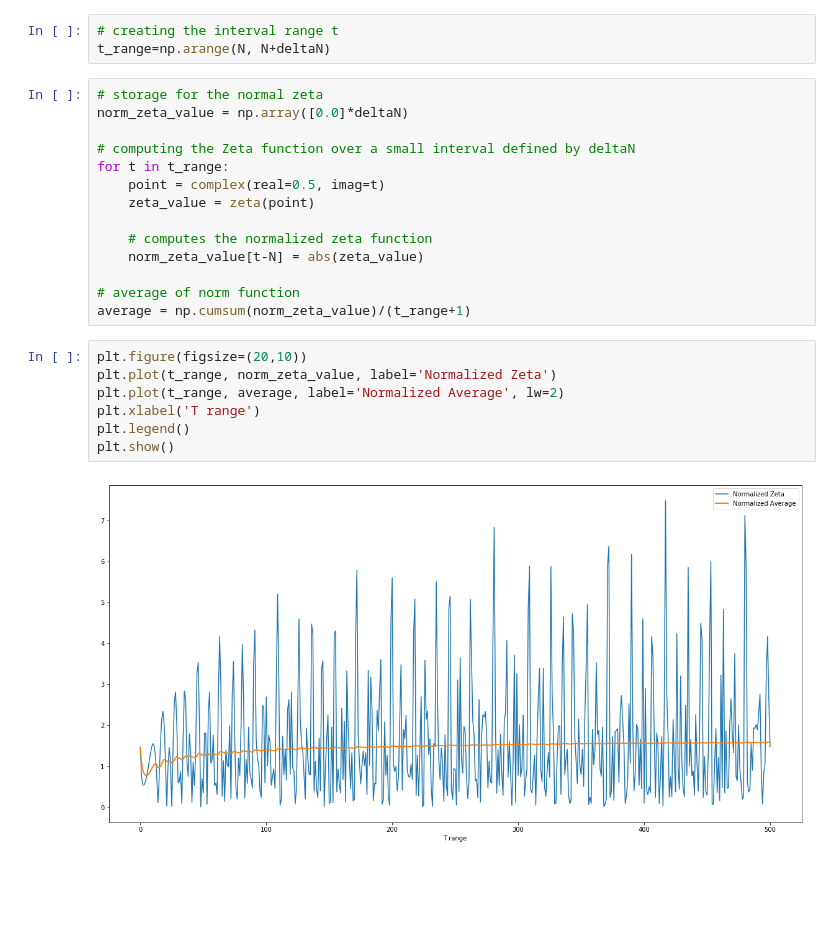
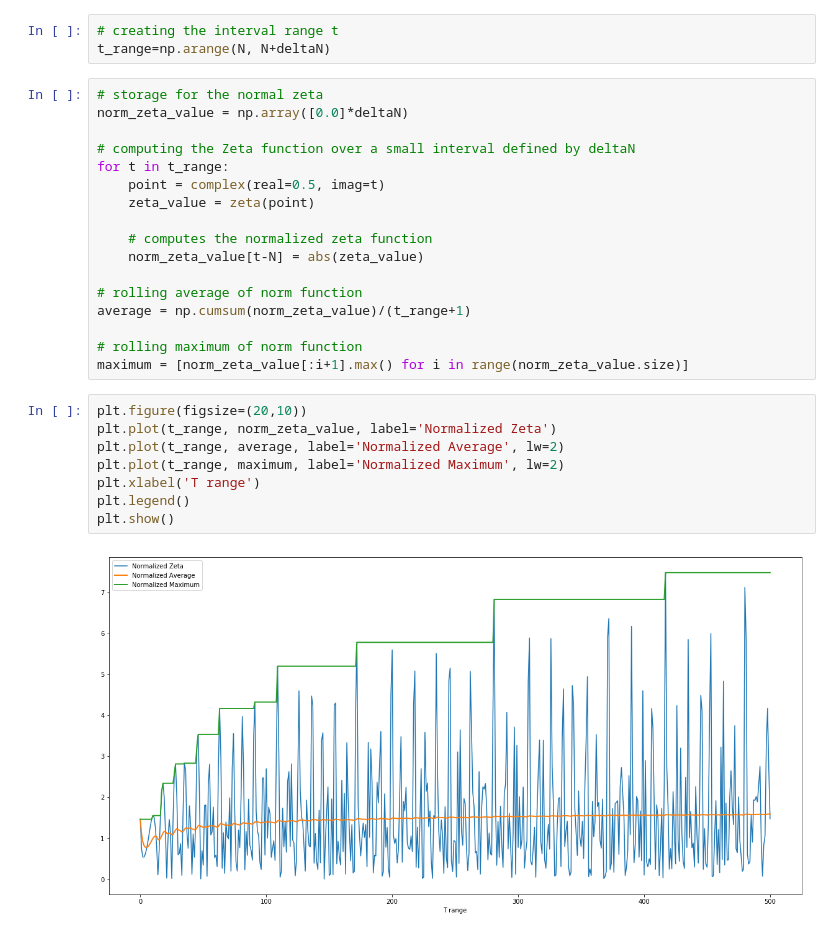
Before and after one commit to Raj9898/Random_Zeta, a Jupyter notebook: Zeta Function Simulation.ipynb, the cells around one changed output. Cells and saved outputs as stored; diff of their text form; blank space fills up the shorter version.

```diff
--- a/Zeta Function Simulation.ipynb
+++ b/Zeta Function Simulation.ipynb
@@ -78,14 +78,18 @@ for t in t_range:
     # computes the normalized zeta function
     norm_zeta_value[t-N] = abs(zeta_value)
 
-# average of norm function
+# rolling average of norm function
 average = np.cumsum(norm_zeta_value)/(t_range+1)
+
+# rolling maximum of norm function
+maximum = [norm_zeta_value[:i+1].max() for i in range(norm_zeta_value.size)]
 # %%
 plt.figure(figsize=(20,10))
 plt.plot(t_range, norm_zeta_value, label='Normalized Zeta')
 plt.plot(t_range, average, label='Normalized Average', lw=2)
+plt.plot(t_range, maximum, label='Normalized Maximum', lw=2)
 plt.xlabel('T range')
 plt.legend()
 plt.show()
 # %% [output]
-[figure, old version]
+[figure, new version]
```
